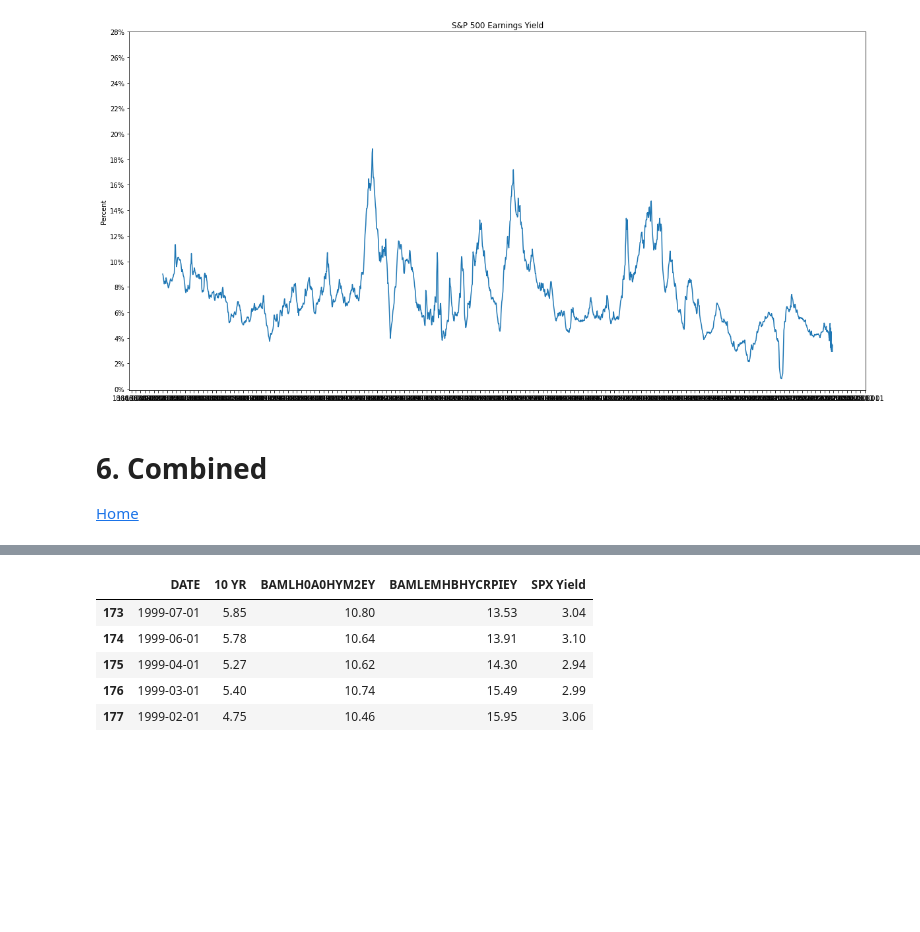
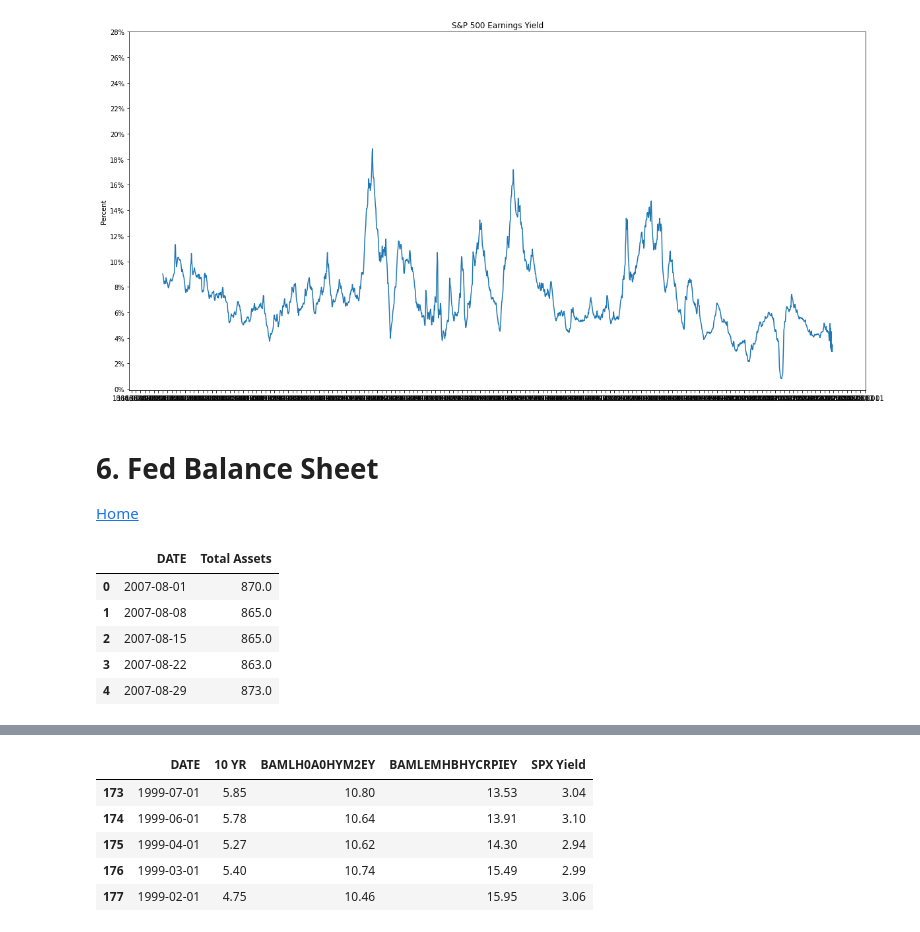
Before and after one commit to AmitSamra/Bonds, a Jupyter notebook: bonds.ipynb, the cells around one changed output, grey strips where cells are left out. Cells and saved outputs as stored; diff of their text form; code cells hidden in the pictures; blank space fills up the shorter version.

```diff
--- a/bonds.ipynb
+++ b/bonds.ipynb
@@ -342,6 +342,19 @@ plt.show()
 # %% [output]
 [figure]
 # %% [markdown]
-# <a id='section6'>6. Combined</a>
+# <a id='section6'>6. Fed Balance Sheet</a>
 
 <a href='#home'>Home</a>
+# %%
+df_fed_bs = pd.read_csv('./data/fed_bs.csv')
+df_fed_bs = df_fed_bs.rename(columns={'Date':'DATE'})
+df_fed_bs['DATE'] = df_fed_bs['DATE'].astype('datetime64[ns]')
+df_fed_bs['Total Assets'] = df_fed_bs['Total Assets'].div(1000).round()
+df_fed_bs.head()
+# %% [output]
+|  | DATE | Total Assets |
+| 0 | 2007-08-01 | 870.0 |
+| 1 | 2007-08-08 | 865.0 |
+| 2 | 2007-08-15 | 865.0 |
+| 3 | 2007-08-22 | 863.0 |
+| 4 | 2007-08-29 | 873.0 |
```
Also changed, not shown: parts of 4 cells of this notebook.
